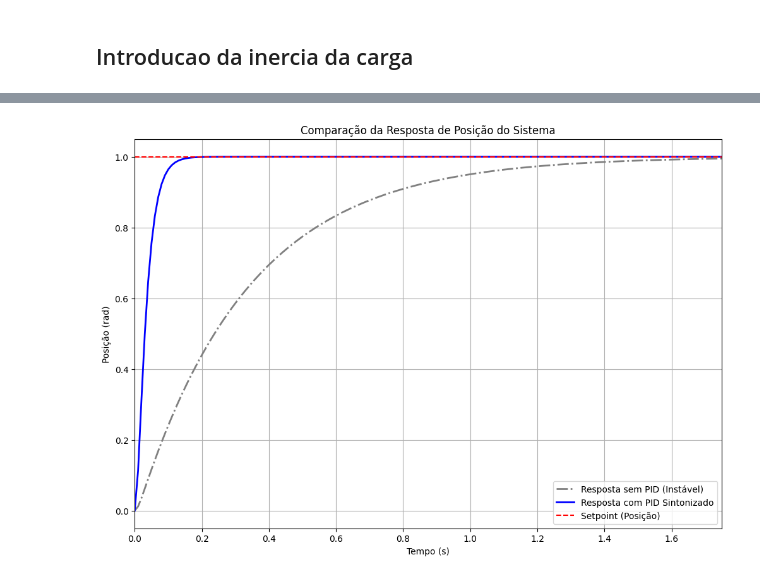
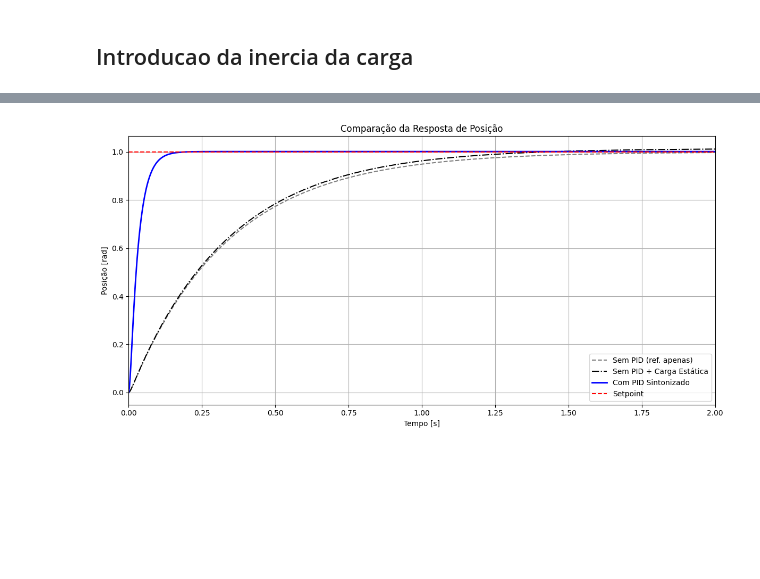
Before and after one commit to felipecifonseca1/PI7, a Jupyter notebook: Controle/PID_MotorDC.ipynb, the cells around one changed output, grey strips where cells are left out. Saved outputs shown, nothing was run; the diff lists cells and outputs as text; code cells hidden in the pictures; blank space fills up the shorter version.

```diff
--- a/Controle/PID_MotorDC.ipynb
+++ b/Controle/PID_MotorDC.ipynb
@@ -284,20 +284,19 @@ J_disco_teste = 0.5 * massa_disco * raio_disco**2 # Inércia de um cilindro sól
 J_teste = J_motor + J_disco_teste
 
 # Parâmetros da Carga FINAL (carretel + efetuador)
-massa_carga_final = 0.15      # kg (efetuador que se move linearmente)
-massa_carretel_final = 0.035   # kg (peça que gira com o motor)
+massa_carga_final = 0.12      # kg
+massa_carretel_final = 0.035   # kg
 raio_carretel_final = 0.025   # m
 
-# Inércia do carretel final (assumido como um anel/cilindro de parede fina)
+# Inércia do carretel final
 J_carretel_final_rot = massa_carretel_final * raio_carretel_final**2
 
-# Inércia da carga linear refletida no eixo do motor
-J_carga_final_eq = massa_carga_final * raio_carretel_final**2
+# Inércia da carga linear refletida no eixo do motor - aproximacao de metade da carga em cada motor
+J_carga_final_eq = (massa_carga_final/2) * raio_carretel_final**2
 
 # Inércia total do sistema FINAL que queremos modelar
 J_final = J_motor + J_carretel_final_rot + J_carga_final_eq
 
-# --- 3. CÁLCULO DA NOVA CONSTANTE DE TEMPO PARA O SISTEMA FINAL ---
 # A nova constante de tempo é escalonada a partir da experimental com base na razão das inércias
 if J_teste > 0:
     tau_final_com_carga = tau_teste * (J_final / J_teste)
@@ -573,29 +561,57 @@ Performance do Controlador Sintonizado:
 # %%
+# --- Simulação sem PID ---
+# TFs do sistema sem PID
+T_r_initial = ct.feedback(G_pos, 1)      # Referência -> posição (sem controlador)
+T_d_initial = ct.feedback(G_pos, 1)      # Torque -> posição (sem controlador)
+T_u_initial = ct.feedback(1, G_pos)      # Referência -> esforço de controle (sem controlador)
+
+# Tempo de simulação
+t_inicial = t.copy()
+
+# 1) Resposta à referência (sem PID)
+_, y_inicial = ct.step_response(T_r_initial, T=t_inicial)
+
+# 2) Resposta à carga (torque constante)
+torque_input = tau_load * np.ones_like(t_inicial)
+_, y_dist_initial = ct.forced_response(T_d_initial, T=t_inicial, U=torque_input)
+y_inicial_total = y_inicial + y_dist_initial
+
+# 3) Esforço de controle (sem PID)
+_, u_inicial = ct.forced_response(T_u_initial, T=t_inicial, U=np.ones_like(t_inicial))
+_, u_dist_initial = ct.forced_response(-T_u_initial, T=t_inicial, U=torque_input)
+u_inicial_total = u_inicial + u_dist_initial
+u_final = ct.forced_response(C_pid, T=t, U=(1 - y)).outputs
+
+
 # --- Figura 1: Resposta de Posição ---
-plt.figure(1, figsize=(12, 8)) # Cria a Figura 1
-plt.plot(t_inicial, y_inicial, label='Resposta sem PID (Instável)', linewidth=2, linestyle='-.', color='grey')
-plt.plot(t_final, y_final, label='Resposta com PID Sintonizado', linewidth=2, color='blue')
-plt.axhline(y=1.0, color='r', linestyle='--', label='Setpoint (Posição)')
-plt.title('Comparação da Resposta de Posição do Sistema')
-plt.xlabel("Tempo (s)")
-plt.ylabel("Posição (rad)")
+plt.figure(figsize=(12, 6))
+plt.plot(t_inicial, y_inicial, '--', color='grey', label='Sem PID (ref. apenas)')
+plt.plot(t_inicial, y_inicial_total, '-.', color='black', label='Sem PID + Carga Estática')
+plt.plot(t, y, '-', color='blue', linewidth=2, label='Com PID Sintonizado')  # 'y' é y_ref + y_dist com PID
+plt.axhline(1.0, color='r', linestyle='--', label='Setpoint')
+plt.xlabel("Tempo [s]")
+plt.ylabel("Posição [rad]")
+plt.title("Comparação da Resposta de Posição")
+plt.legend()
 plt.grid(True)
-plt.legend()
-plt.xlim(0, 1.75) # Ajusta o limite do eixo X
+plt.xlim(0, 2)
+plt.tight_layout()
 
 # --- Figura 2: Esforço de Controle ---
-plt.figure(2, figsize=(12, 8)) # Cria a Figura 2
-plt.plot(t_esforco_inicial, u_inicial, label='Esforço sem PID (Sinal de Erro)', linewidth=2, linestyle='-.', color='grey')
-plt.plot(t_esforco, u_final, label='Esforço com PID Sintonizado', color='purple')
-plt.axhline(y=performance_targets['control_effort'], color='k', linestyle=':', label=f'Limite de Tensão ({performance_targets["control_effort"]}V)')
-plt.title('Comparação do Esforço de Controle (Tensão Aplicada)')
-plt.xlabel("Tempo (s)")
-plt.ylabel("Tensão (V)")
+plt.figure(figsize=(12, 6))
+plt.plot(t_inicial, u_inicial, '--', color='grey', label='Sem PID (ref. apenas)')
+plt.plot(t_inicial, u_inicial_total, '-.', color='black', label='Sem PID + Carga Estática')
+plt.plot(t, u_final, '-', color='purple', linewidth=2, label='Com PID Sintonizado')
+plt.axhline(targets["control_effort"], color='k', linestyle=':',
+            label=f'Limite de Tensão ({targets["control_effort"]} V)')
+plt.xlabel("Tempo [s]")
+plt.ylabel("Tensão de Controle [V]")
+plt.title("Comparação do Esforço de Controle")
+plt.legend()
 plt.grid(True)
-plt.legend()
-plt.xlim(0, 1.75) # Ajusta o limite do eixo X
+plt.xlim(0, 2)
+plt.tight_layout()
 
-# Mostra todas as figuras que foram criadas
 plt.show()
 # %% [output]
-[figure, old version]
+[figure, new version]
```
Also changed, not shown: parts of 6 cells of this notebook, 5 other files.
